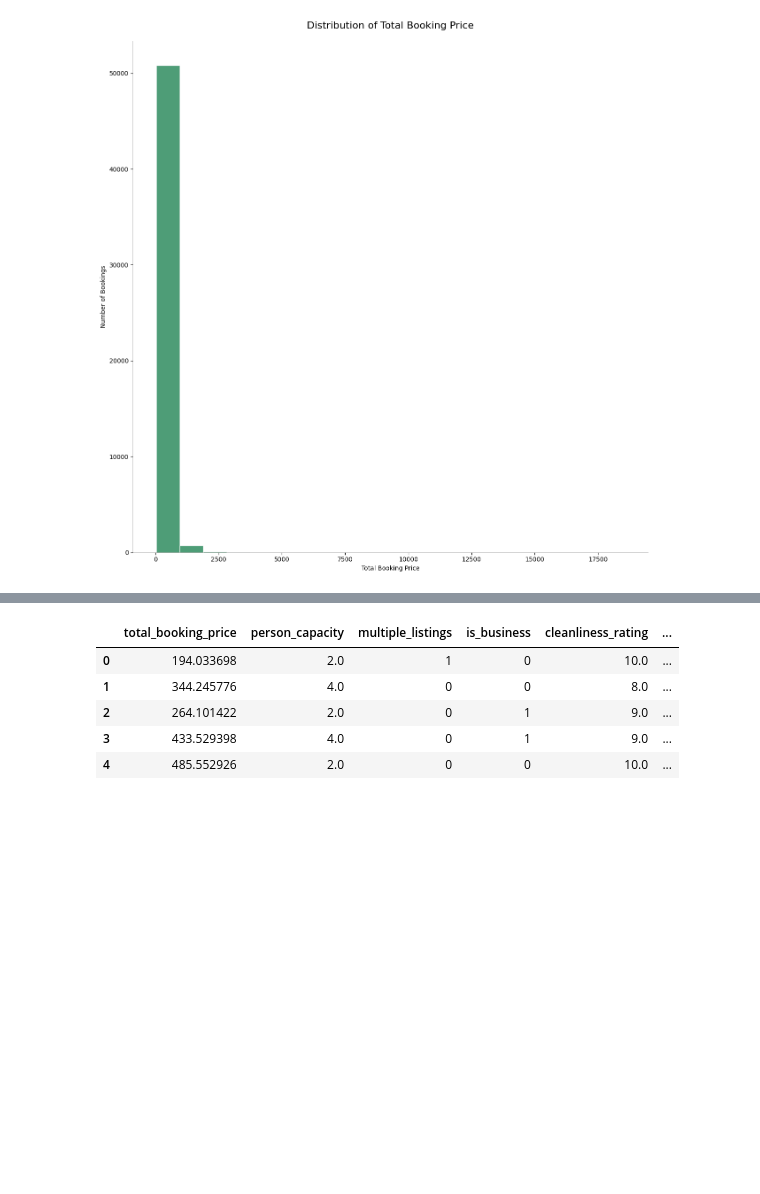
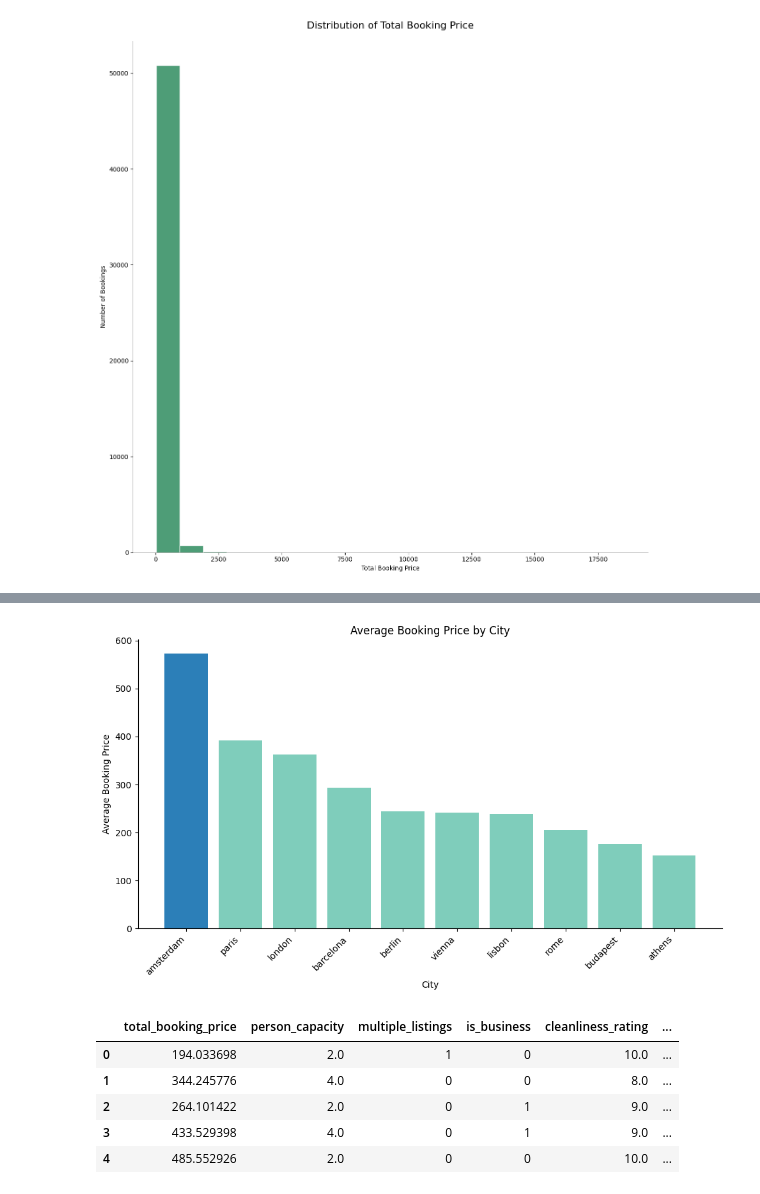
Before and after one commit to Lous-Clues-17/europe-airbnb-pricing-analysis, a Jupyter notebook: notebooks/consolidated-data.ipynb, the cells around one changed output, grey strips where cells are left out. Cells and saved outputs as stored; diff of their text form; code cells hidden in the pictures; blank space fills up the shorter version.

Commit message:
Grouped average booking prices by city and compared via bar plot

```diff
--- a/notebooks/consolidated-data.ipynb
+++ b/notebooks/consolidated-data.ipynb
@@ -178,3 +178,7 @@ ax.spines["right"].set_visible(False)
 plt.show()
 # %% [output]
 [figure]
+# %%
+# grouping by city and calculating average total booking prices
+avg_price = master_df.groupby('city')['total_booking_price'].mean().sort_values(ascending=False)
+avg_price
@@ -181,3 +198,28 @@ plt.show()
+# %%
+#comparing cities and average total booking prices
+plt.figure(figsize=(10,6))
+colors = ['#7fcdbb'] * len(avg_price)
+
+max_index = avg_price.idxmax()
+highlight_position = avg_price.index.get_loc(max_index)
+colors[highlight_position] = "#2c7fb8"
+
+plt.bar(avg_price.index, avg_price.values, color = colors, width = 0.8)
+
+ax = plt.gca()
+ax.spines['top'].set_visible(False)
+ax.spines['right'].set_visible(False)
+
+plt.xlabel('City')
+plt.ylabel('Average Booking Price')
+plt.title('Average Booking Price by City')
+plt.xticks(rotation=45, ha='right')
+
+plt.tight_layout()
+
+plt.show()
+# %% [output]
+[figure, added]
 # %%
 #multivariate analyis by reducing dataframe to quantitative variables only and displaying correlation matrix
 master_df.columns
```
Also changed, not shown: parts of 1 cell of this notebook.
